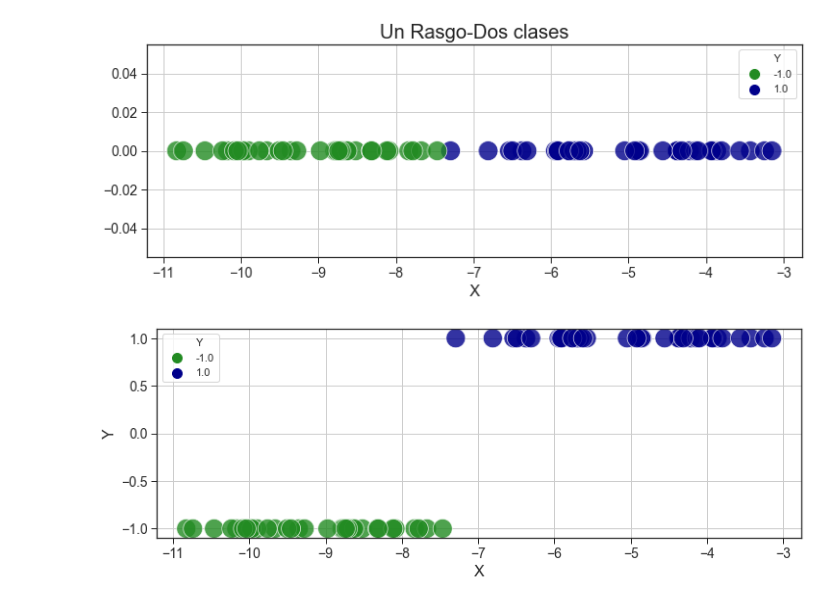
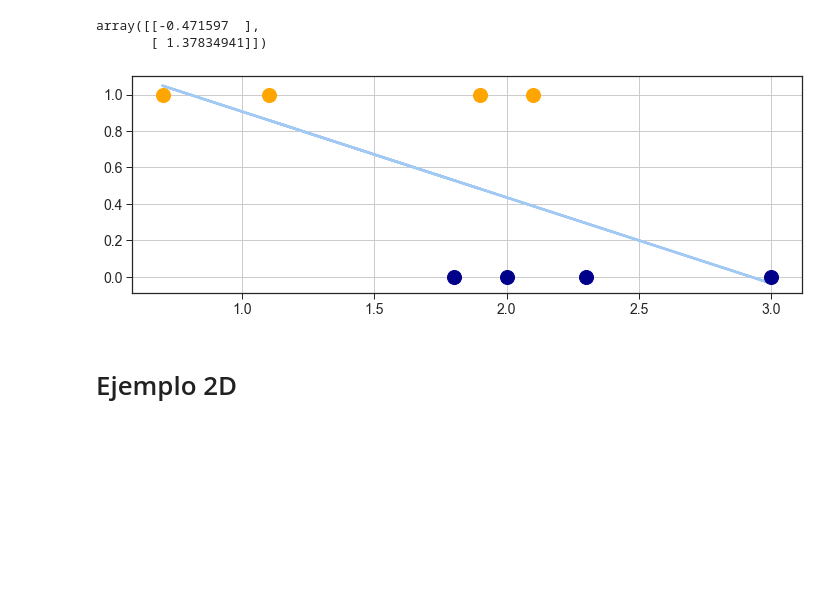
Before and after one commit to delozath/infotec, a Jupyter notebook: jupyter/presentaciones/CNIB2020.ipynb, the cells around one changed output. Drawn from its saved outputs; the diff is of its cells as text; code cells hidden in the pictures; blank space fills up the shorter version.

```diff
--- a/jupyter/presentaciones/CNIB2020.ipynb
+++ b/jupyter/presentaciones/CNIB2020.ipynb
@@ -183,11 +128,24 @@ array([0.50685545, 2.47835659])
+# %%
+X_Train, Y_Train = data[:,0:1], data[:,1:2]
+
+W = pseudo_inv( extend_x( X_Train ),Y_Train  )
+W
+# %% [output]
+array([[-0.471597  ],
+       [ 1.37834941]])
+# %%
+y = np.dot(  extend_x( X_Train ),W  )
+plt.plot( X_Train,y )
+
+mask = Y_Train == 0
+plt.plot( X_Train[ mask],Y_Train[ mask],'o',color='darkblue' )
+plt.plot( X_Train[~mask],Y_Train[~mask],'o',color='orange' )
+plt.show()
+# %% [output]
+[figure, added]
+# %% [markdown]
+# Ejemplo 2D
 # %%
 params                     = {}
 PATH                       = '/home/omarpr/git/machine_learning/data/'
 params['fname_uninormals'] = 'CNIB 2020 TWO UNIV NORMALS 2.csv'
-# %%
-data  = pd.read_csv( PATH+params['fname_uninormals'] )
-
-motivation    (data,'Un Rasgo, Dos clases')
-# %% [output]
-[figure, removed]
-[figure, removed]
```
Also changed, not shown: parts of 57 cells of this notebook, 6 other files.
